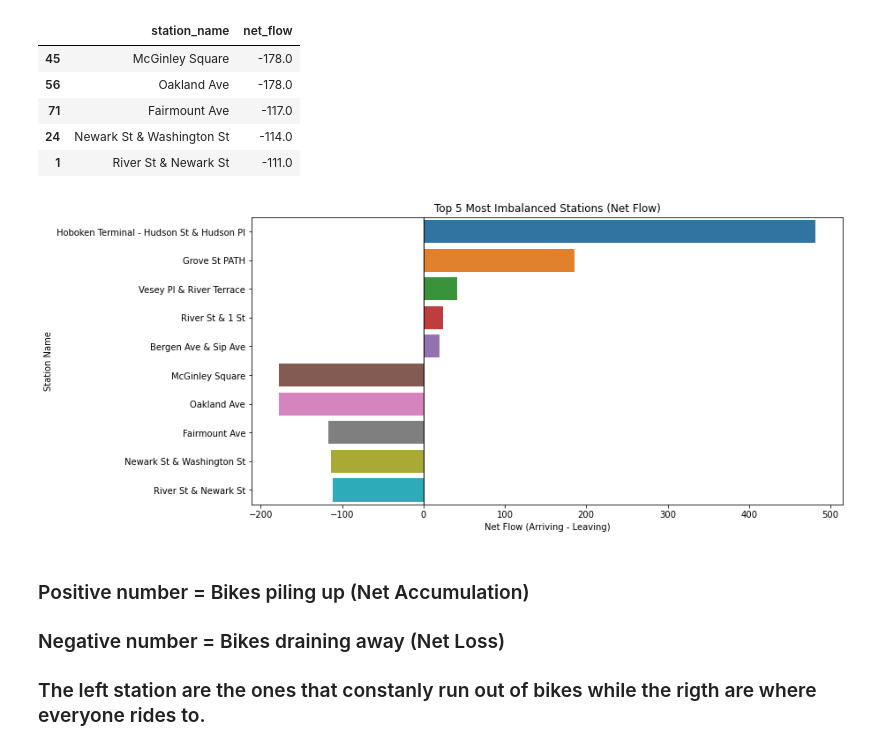
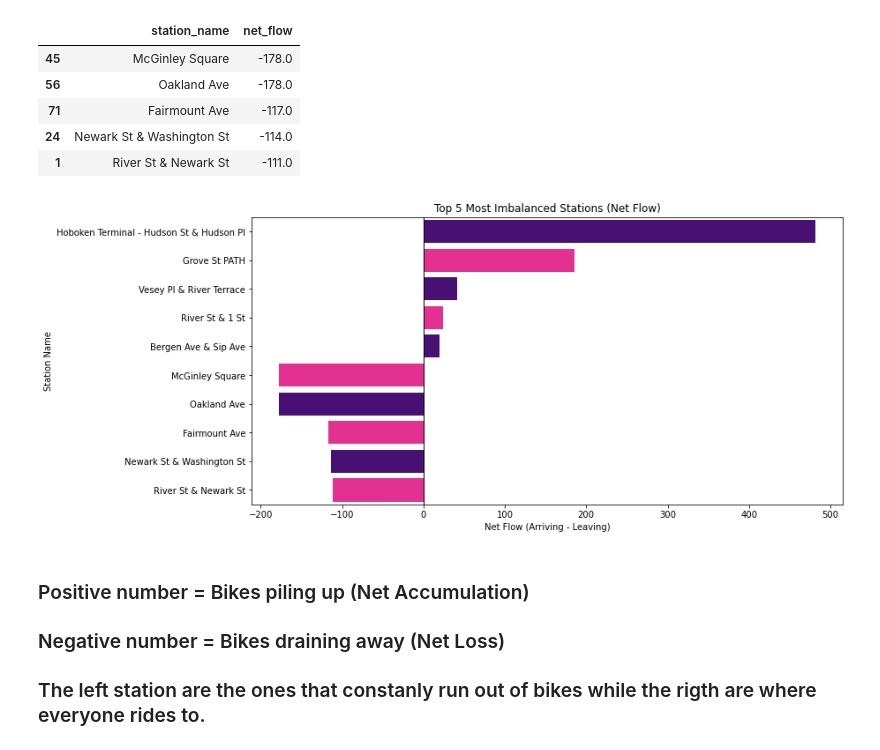
Before and after one commit to Alexib173/NYC-Citi-Bike-Data-Analysis-Project, a Jupyter notebook: Milestone #4.ipynb, the cells around one changed output. Saved outputs shown, nothing was run; the diff lists cells and outputs as text; code cells hidden in the pictures.

```diff
--- a/Milestone #4.ipynb
+++ b/Milestone #4.ipynb
@@ -249,6 +249,9 @@ df.head()
 # %% [markdown]
 ### Question 1: Peak Utilization Analysis
 ### What are the peak usage hours during weekdays versus weekends?
+# %%
+# Custom colors based on your preferred palette
+custom_palette = ['#4B0082', '#FF1493'] # Dark Indigo and Deep Pink
 # %%
 #1. Create a "Weekend" vs "Weekday" column
 df['is_weekend'] = df['day_of_week'].isin(['Saturday', 'Sunday'])
@@ -345,16 +348,16 @@ display(most_empty[['station_name', 'net_flow']])
 # %%
 # Visualization
 plt.figure(figsize=(12, 6))
 # Combine them for one plot
 imbalance = pd.concat([most_full, most_empty])
-sns.barplot(data=imbalance, x='net_flow', y='station_name')
+sns.barplot(data=imbalance, x='net_flow', y='station_name', palette=custom_palette)
 plt.title('Top 5 Most Imbalanced Stations (Net Flow)')
 plt.xlabel('Net Flow (Arriving - Leaving)')
 plt.ylabel('Station Name')
 plt.axvline(0, color='black', linewidth=1)
 plt.show()
 # %% [output]
-[figure, old version]
+[figure, new version]
 # %% [markdown]
 ### Positive number = Bikes piling up (Net Accumulation)
 ### Negative number = Bikes draining away (Net Loss)
```
Also changed, not shown: parts of 4 cells of this notebook.
